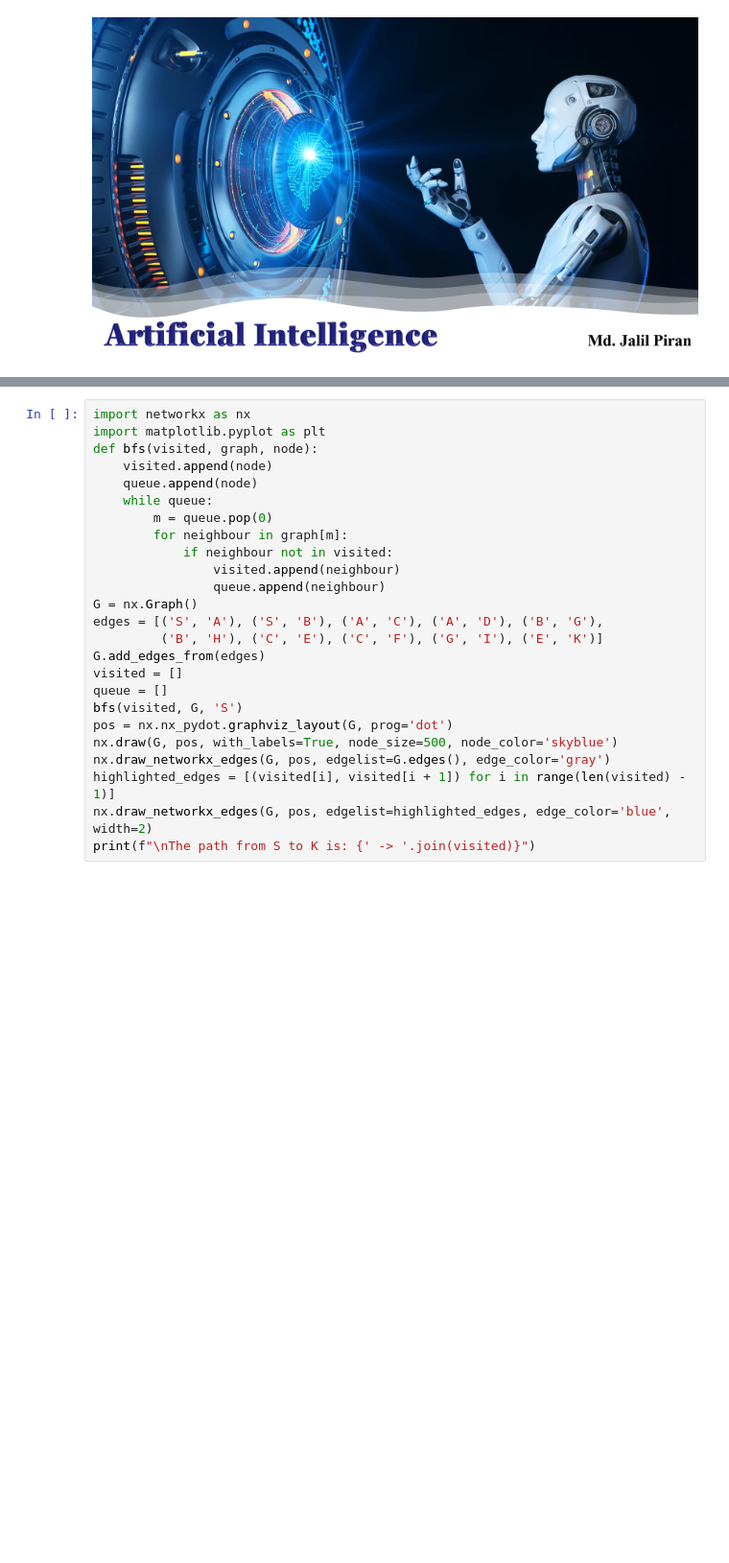
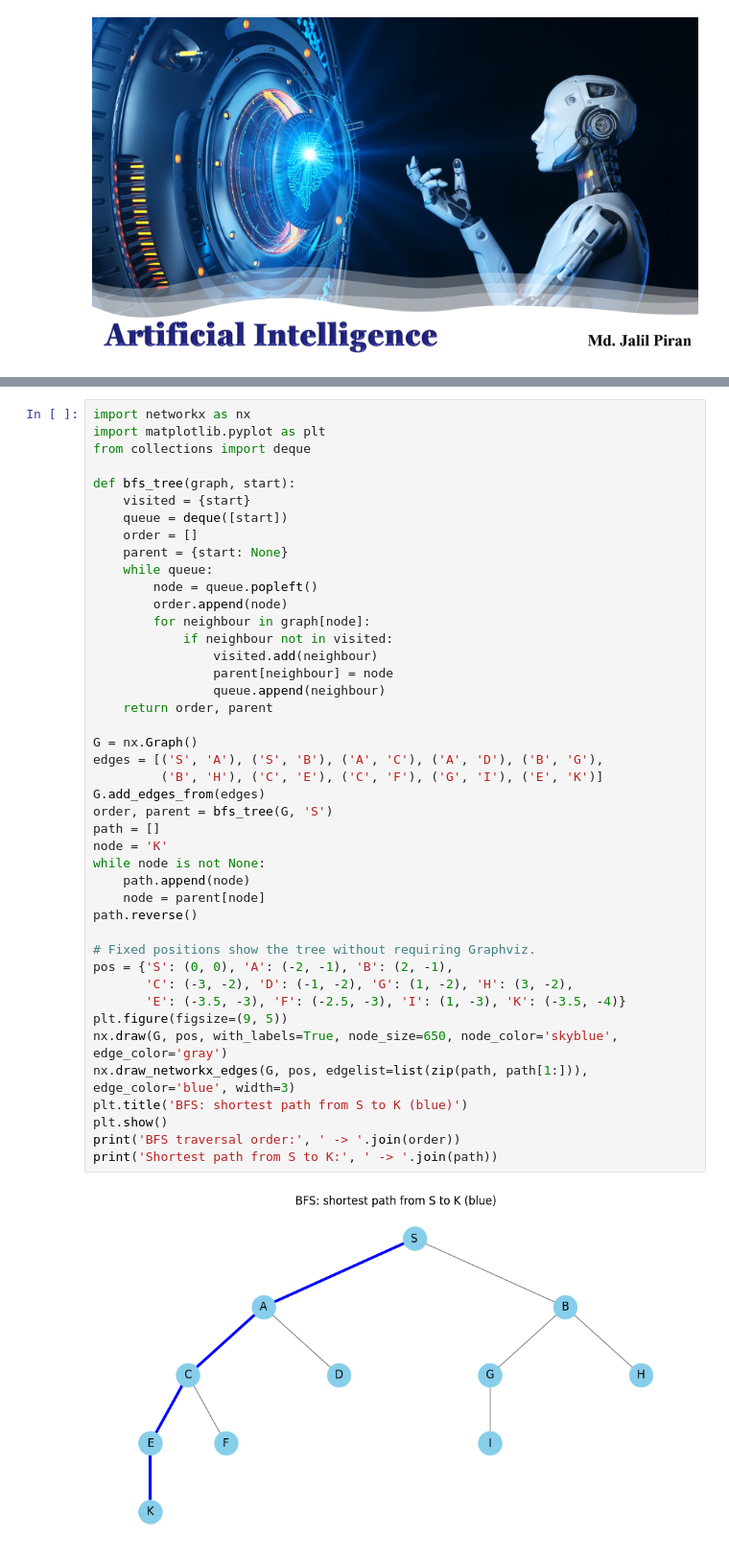
Before and after one commit to jalil-piran/AI, a Jupyter notebook: AI_2026.ipynb, the cells around one changed output, grey strips where cells are left out. Shown at 96% size. Cells and saved outputs as stored; diff of their text form; blank space fills up the shorter version.

```diff
--- a/AI_2026.ipynb
+++ b/AI_2026.ipynb
@@ -34,26 +53,45 @@ Breadth-First Search
 # %%
 import networkx as nx
 import matplotlib.pyplot as plt
-def bfs(visited, graph, node):
-    visited.append(node)
-    queue.append(node)
+from collections import deque
+
+def bfs_tree(graph, start):
+    visited = {start}
+    queue = deque([start])
+    order = []
+    parent = {start: None}
     while queue:
-        m = queue.pop(0)
-        for neighbour in graph[m]:
+        node = queue.popleft()
+        order.append(node)
+        for neighbour in graph[node]:
             if neighbour not in visited:
-                visited.append(neighbour)
+                visited.add(neighbour)
+                parent[neighbour] = node
                 queue.append(neighbour)
+    return order, parent
+
 G = nx.Graph()
 edges = [('S', 'A'), ('S', 'B'), ('A', 'C'), ('A', 'D'), ('B', 'G'),
          ('B', 'H'), ('C', 'E'), ('C', 'F'), ('G', 'I'), ('E', 'K')]
 G.add_edges_from(edges)
-visited = []
-queue = []
-bfs(visited, G, 'S')
-pos = nx.nx_pydot.graphviz_layout(G, prog='dot')
-nx.draw(G, pos, with_labels=True, node_size=500, node_color='skyblue')
-nx.draw_networkx_edges(G, pos, edgelist=G.edges(), edge_color='gray')
-highlighted_edges = [(visited[i], visited[i + 1]) for i in range(len(visited) - 1)]
-nx.draw_networkx_edges(G, pos, edgelist=highlighted_edges, edge_color='blue', width=2)
-print(f"\nThe path from S to K is: {' -> '.join(visited)}")
+order, parent = bfs_tree(G, 'S')
+path = []
+node = 'K'
+while node is not None:
+    path.append(node)
+    node = parent[node]
+path.reverse()
+
+# Fixed positions show the tree without requiring Graphviz.
+pos = {'S': (0, 0), 'A': (-2, -1), 'B': (2, -1),
+       'C': (-3, -2), 'D': (-1, -2), 'G': (1, -2), 'H': (3, -2),
+       'E': (-3.5, -3), 'F': (-2.5, -3), 'I': (1, -3), 'K': (-3.5, -4)}
+plt.figure(figsize=(9, 5))
+nx.draw(G, pos, with_labels=True, node_size=650, node_color='skyblue', edge_color='gray')
+nx.draw_networkx_edges(G, pos, edgelist=list(zip(path, path[1:])), edge_color='blue', width=3)
+plt.title('BFS: shortest path from S to K (blue)')
+plt.show()
+print('BFS traversal order:', ' -> '.join(order))
+print('Shortest path from S to K:', ' -> '.join(path))
 # %% [output]
+[figure, new version]
```
Also changed, not shown: parts of 25 cells of this notebook.
